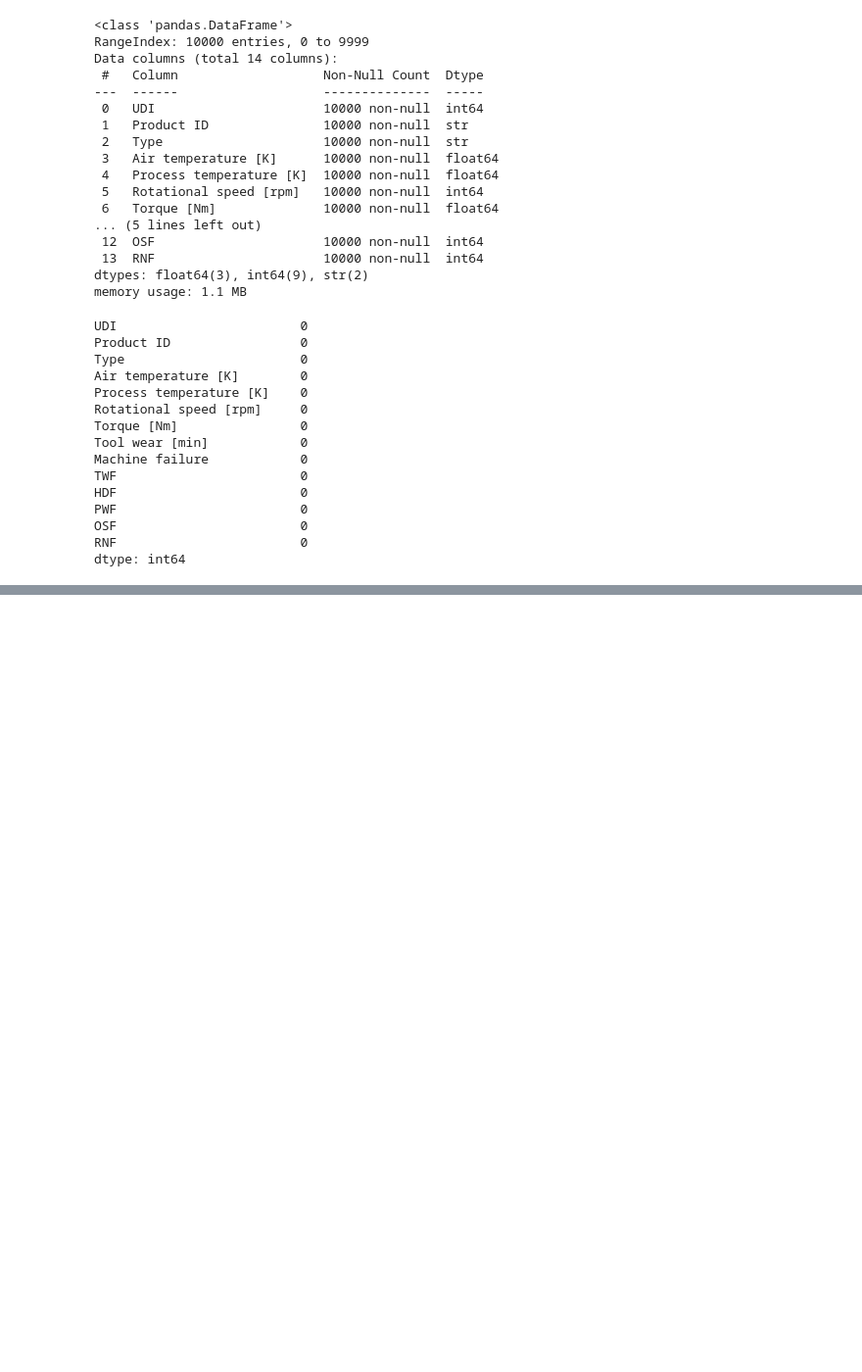
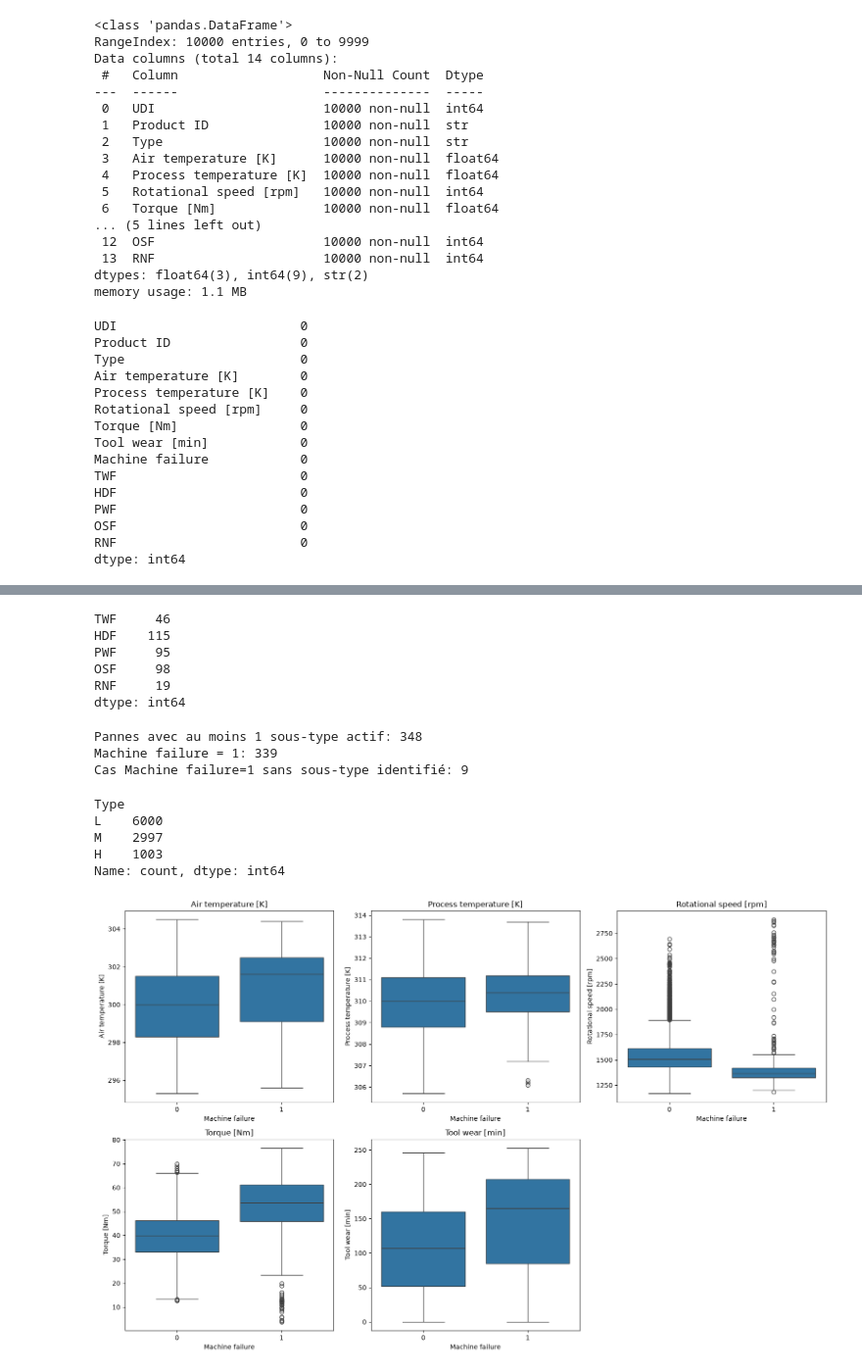
Before and after one commit to elh-amine/apex, a Jupyter notebook: notebooks/03_EDA_AI4I.ipynb, the cells around one changed output, grey strips where cells are left out. Shown at 98% size. Saved outputs shown, nothing was run; the diff lists cells and outputs as text; code cells hidden in the pictures; blank space fills up the shorter version.

```diff
--- a/notebooks/03_EDA_AI4I.ipynb
+++ b/notebooks/03_EDA_AI4I.ipynb
@@ -56,0 +69,46 @@ dtype: int64
+# %%
+failure_types = df_ai4i[['TWF', 'HDF', 'PWF', 'OSF', 'RNF']].sum()
+print(failure_types)
+# %% [output]
+TWF     46
+HDF    115
+PWF     95
+OSF     98
+RNF     19
+dtype: int64
+# %%
+# Nombre de pannes où au moins un sous-type est actif
+sous_type_actif = df_ai4i[['TWF', 'HDF', 'PWF', 'OSF', 'RNF']].sum(axis=1) > 0
+print("Pannes avec au moins 1 sous-type actif:", sous_type_actif.sum())
+print("Machine failure = 1:", (df_ai4i['Machine failure'] == 1).sum())
+
+# Pièces avec Machine failure=1 mais AUCUN sous-type actif (cas limite/RNF pur)
+incoherent = df_ai4i[(df_ai4i['Machine failure'] == 1) & (~sous_type_actif)]
+print("Cas Machine failure=1 sans sous-type identifié:", len(incoherent))
+# %% [output]
+Pannes avec au moins 1 sous-type actif: 348
+Machine failure = 1: 339
+Cas Machine failure=1 sans sous-type identifié: 9
+# %%
+print(df_ai4i['Type'].value_counts())
+# %% [output]
+Type
+L    6000
+M    2997
+H    1003
+Name: count, dtype: int64
+# %%
+fig, axes = plt.subplots(2, 3, figsize=(16,10))
+features_num = ['Air temperature [K]', 'Process temperature [K]',
+                 'Rotational speed [rpm]', 'Torque [Nm]', 'Tool wear [min]']
+
+for i, feat in enumerate(features_num):
+    ax = axes[i // 3, i % 3]
+    sns.boxplot(data=df_ai4i, x='Machine failure', y=feat, ax=ax)
+    ax.set_title(feat)
+
+axes[1,2].axis('off')  # case vide (5 features pour 6 emplacements)
+plt.tight_layout()
+plt.show()
+# %% [output]
+[figure, added]
```
Also changed, not shown: parts of 3 cells of this notebook, 10 other files.
